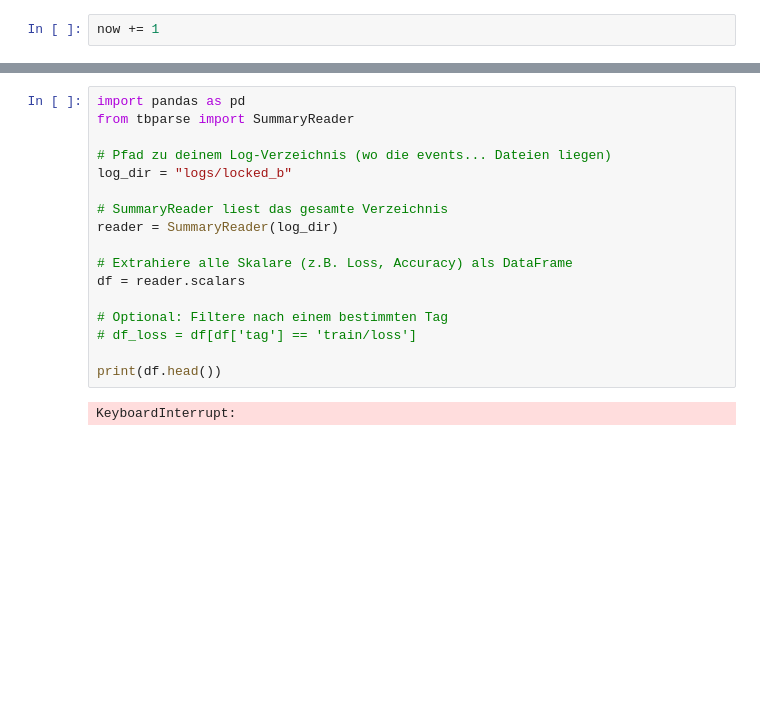
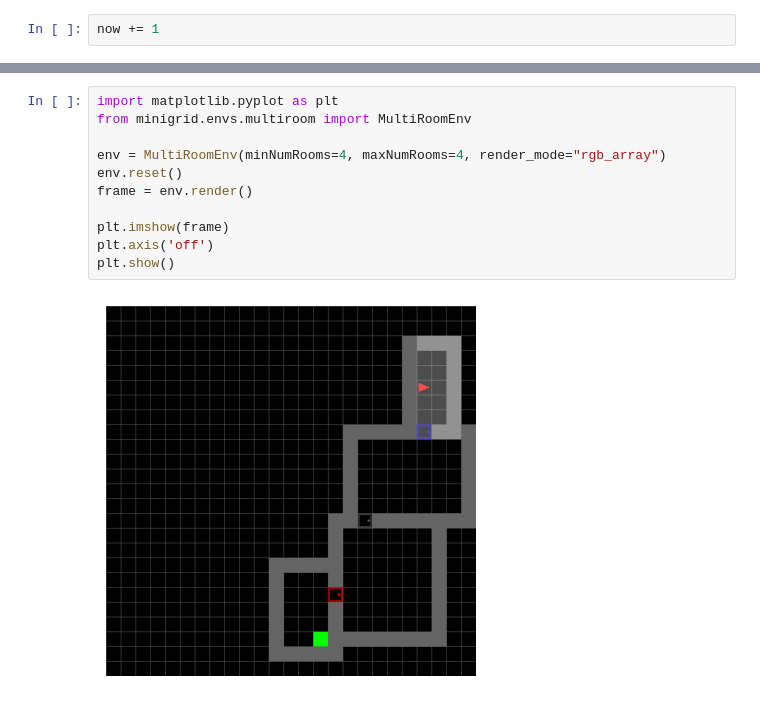
Before and after one commit to FelixDobro/Curriculum, a Jupyter notebook: dungeon.ipynb, the cells around one changed output, grey strips where cells are left out. Cells and saved outputs as stored; diff of their text form; blank space fills up the shorter version.

```diff
--- a/dungeon.ipynb
+++ b/dungeon.ipynb
@@ -1229,19 +1231,13 @@ plt.show()
-# %%
-import pandas as pd
-from tbparse import SummaryReader
-
-# Pfad zu deinem Log-Verzeichnis (wo die events... Dateien liegen)
-log_dir = "logs/locked_b"
-
-# SummaryReader liest das gesamte Verzeichnis
-reader = SummaryReader(log_dir)
-
-# Extrahiere alle Skalare (z.B. Loss, Accuracy) als DataFrame
-df = reader.scalars
-
-# Optional: Filtere nach einem bestimmten Tag
-# df_loss = df[df['tag'] == 'train/loss']
-
-print(df.head())
-# %% [output]
-KeyboardInterrupt:
+# %%
+import matplotlib.pyplot as plt
+from minigrid.envs.multiroom import MultiRoomEnv
+
+env = MultiRoomEnv(minNumRooms=4, maxNumRooms=4, render_mode="rgb_array")
+env.reset()
+frame = env.render()
+
+plt.imshow(frame)
+plt.axis('off')
+plt.show()
+# %% [output]
+[figure, added]
```
Also changed, not shown: parts of 4 cells of this notebook, 3 other files.
